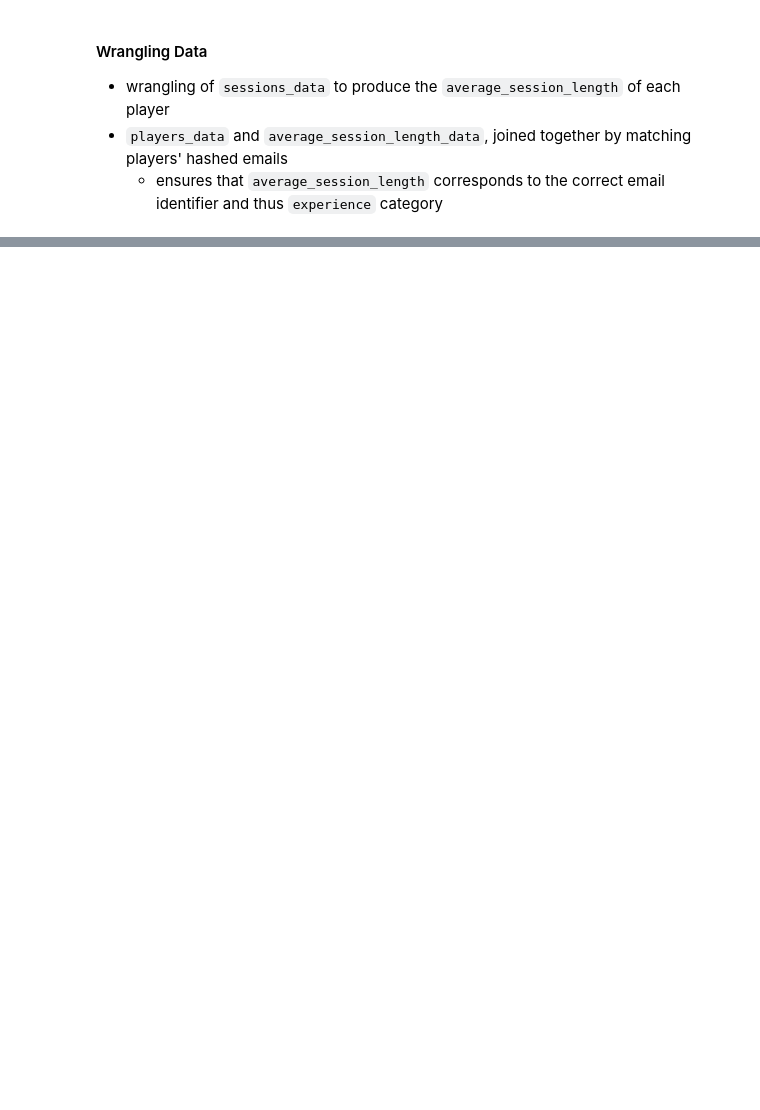
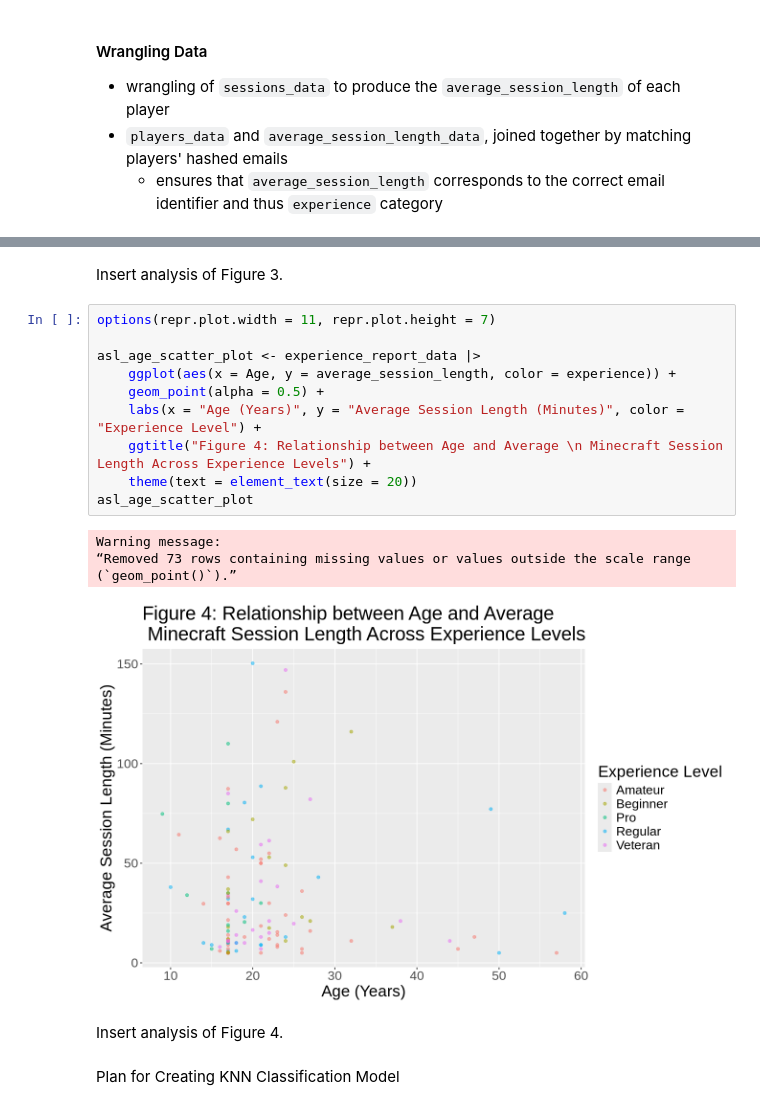
Before and after one commit to vckytn22/DSCI-100-Final-Report-Group-Project-004-27-, a Jupyter notebook: final_report_004_27.ipynb, the cells around one changed output, grey strips where cells are left out. Drawn from its saved outputs; the diff is of its cells as text; blank space fills up the shorter version.

```diff
--- a/final_report_004_27.ipynb
+++ b/final_report_004_27.ipynb
@@ -193,0 +232,21 @@ A tibble: 6 × 3
+# %% [markdown]
+Insert analysis of Figure 3.
+# %%
+options(repr.plot.width = 11, repr.plot.height = 7)
+
+asl_age_scatter_plot <- experience_report_data |>
+    ggplot(aes(x = Age, y = average_session_length, color = experience)) +
+    geom_point(alpha = 0.5) +
+    labs(x = "Age (Years)", y = "Average Session Length (Minutes)", color = "Experience Level") +
+    ggtitle("Figure 4: Relationship between Age and Average \n Minecraft Session Length Across Experience Levels") +
+    theme(text = element_text(size = 20))
+asl_age_scatter_plot
+# %% [output]
+Warning message:
+“Removed 73 rows containing missing values or values outside the scale range
+(`geom_point()`).”
+[figure, added]
+# %% [markdown]
+Insert analysis of Figure 4.
+# %% [markdown]
+Plan for Creating KNN Classification Model
```
Also changed, not shown: parts of 9 cells of this notebook.
